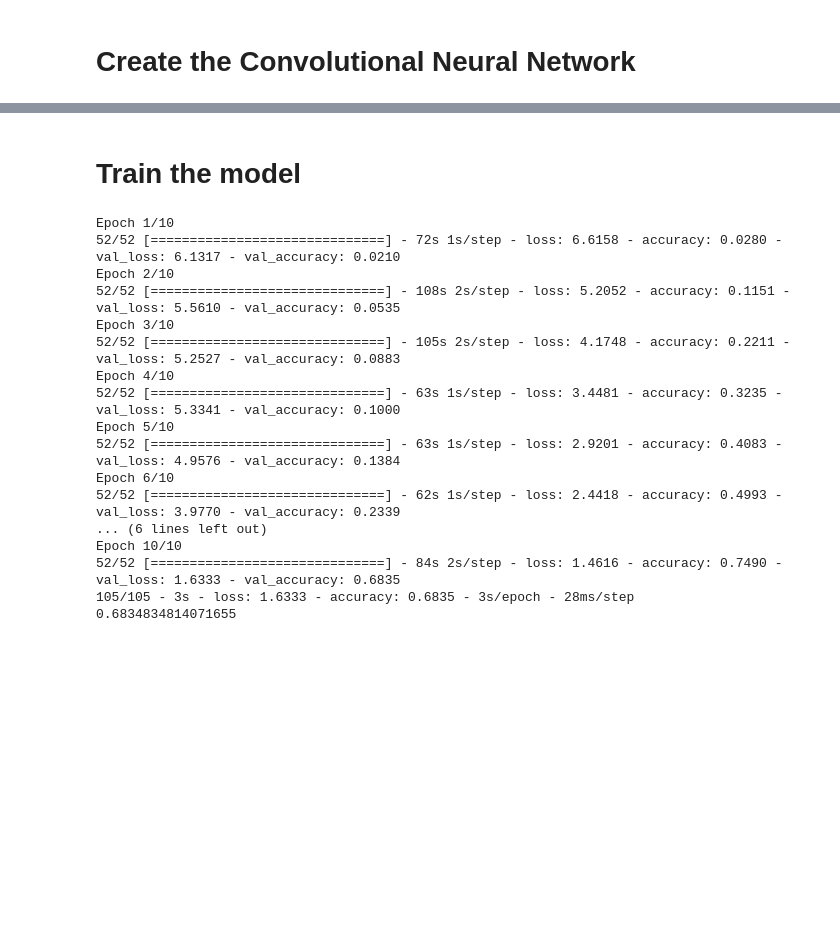
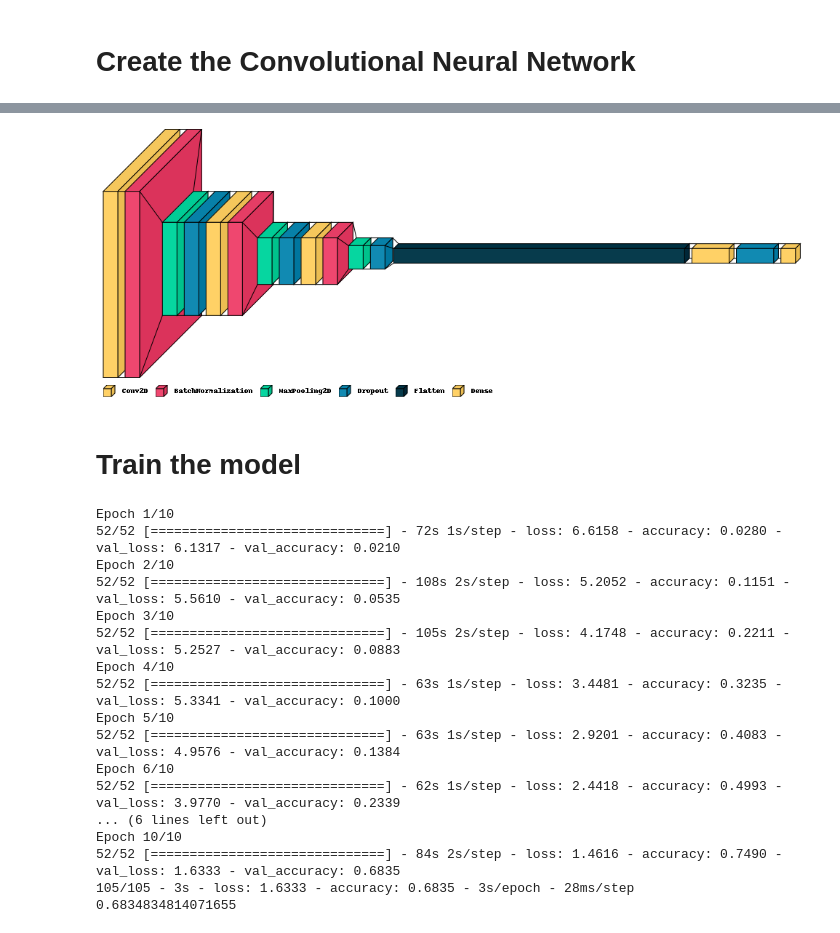
Before and after one commit to NC1107/Multi-Label-Pokemon-Classifier, a Jupyter notebook: Model_Visualizer.ipynb, the cells around one changed output, grey strips where cells are left out. Drawn from its saved outputs; the diff is of its cells as text; code cells hidden in the pictures; blank space fills up the shorter version.

```diff
--- a/Model_Visualizer.ipynb
+++ b/Model_Visualizer.ipynb
@@ -238,3 +248,11 @@ _________________________________________________________________
+# %%
+import visualkeras
+from PIL import ImageFont
+
+font =ImageFont.load_default()
+visualkeras.layered_view(model, legend=True, font=font, to_file='output/model.png')
+# %% [output]
+[figure, added]
 # %% [markdown]
 # Train the model
 # %%
```
Also changed, not shown: parts of 5 cells of this notebook, 5 other files.
